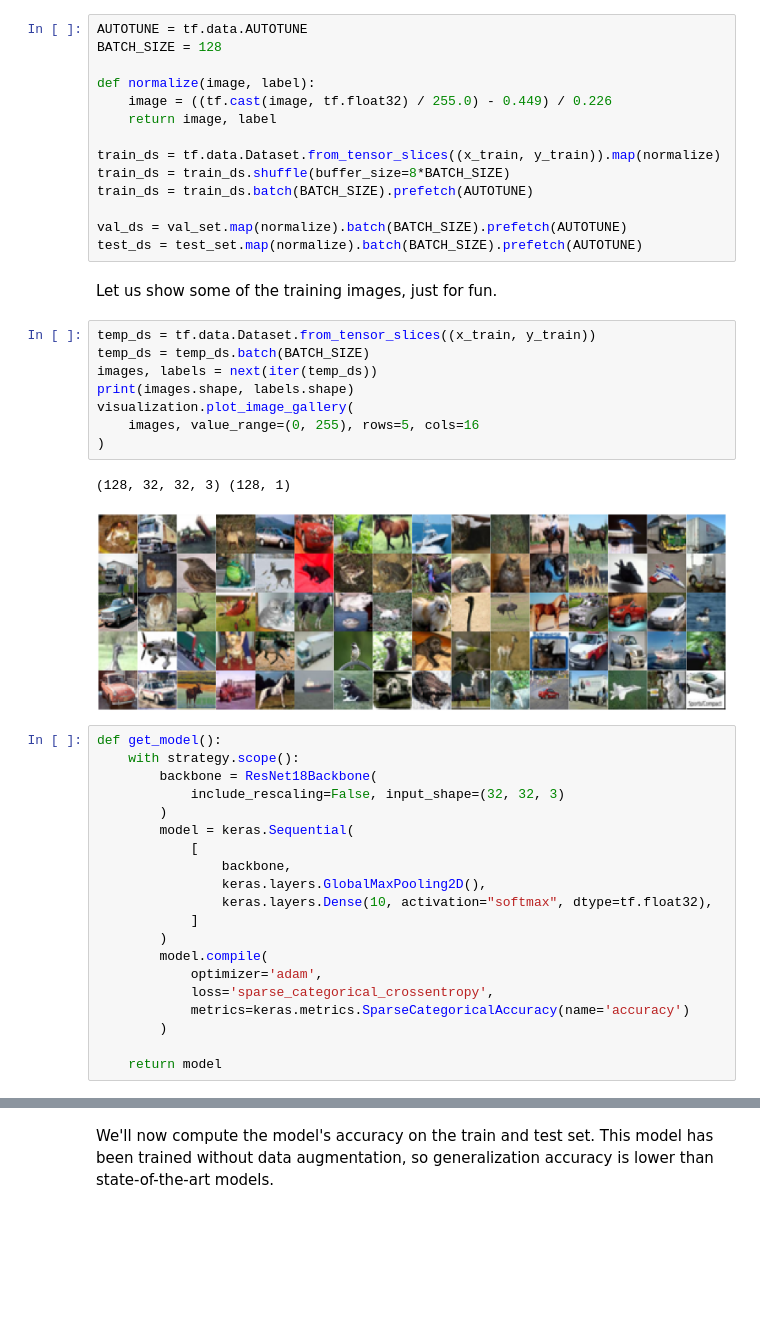
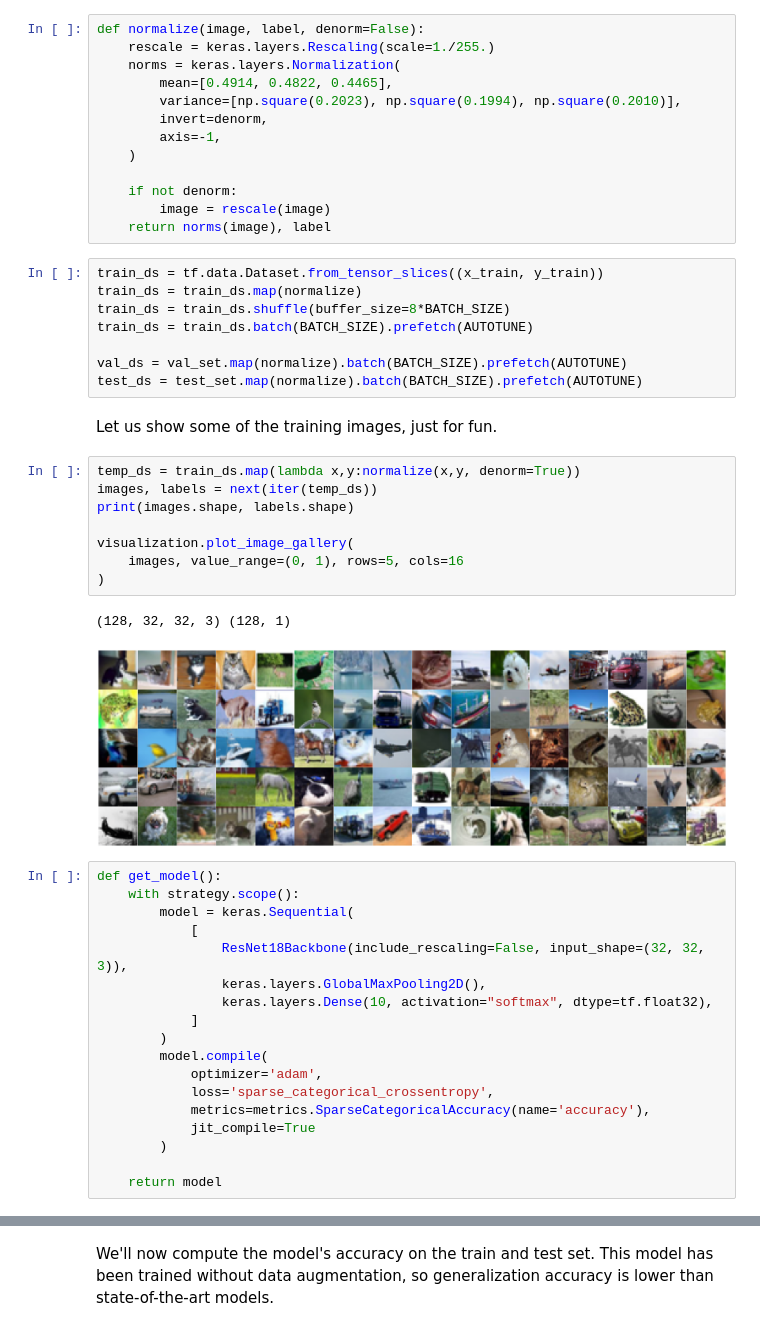
Before and after one commit to unlearning-challenge/starting-kit, a Jupyter notebook: unlearning-CIFAR10-keras.ipynb, the cells around one changed output, grey strips where cells are left out. Drawn from its saved outputs; the diff is of its cells as text; blank space fills up the shorter version.

Commit message:
update nb-keras

```diff
--- a/unlearning-CIFAR10-keras.ipynb
+++ b/unlearning-CIFAR10-keras.ipynb
@@ -107,12 +110,19 @@ Downloading data from https://www.cs.toronto.edu/~kriz/cifar-10-python.tar.gz
+# %%
+def normalize(image, label, denorm=False):
+    rescale = keras.layers.Rescaling(scale=1./255.)
+    norms = keras.layers.Normalization(
+        mean=[0.4914, 0.4822, 0.4465],
+        variance=[np.square(0.2023), np.square(0.1994), np.square(0.2010)],
+        invert=denorm,
+        axis=-1,
+    )
+
+    if not denorm:
+        image = rescale(image)
+    return norms(image), label
 # %%
-AUTOTUNE = tf.data.AUTOTUNE
-BATCH_SIZE = 128
-
-def normalize(image, label):
-    image = ((tf.cast(image, tf.float32) / 255.0) - 0.449) / 0.226
-    return image, label
-
-train_ds = tf.data.Dataset.from_tensor_slices((x_train, y_train)).map(normalize)
+train_ds = tf.data.Dataset.from_tensor_slices((x_train, y_train))
+train_ds = train_ds.map(normalize)
 train_ds = train_ds.shuffle(buffer_size=8*BATCH_SIZE)
 train_ds = train_ds.batch(BATCH_SIZE).prefetch(AUTOTUNE)
 
@@ -121,25 +131,22 @@ test_ds = test_set.map(normalize).batch(BATCH_SIZE).prefetch(AUTOTUNE)
 # %% [markdown]
 Let us show some of the training images, just for fun.
 # %%
-temp_ds = tf.data.Dataset.from_tensor_slices((x_train, y_train))
-temp_ds = temp_ds.batch(BATCH_SIZE)
+temp_ds = train_ds.map(lambda x,y:normalize(x,y, denorm=True))
 images, labels = next(iter(temp_ds))
 print(images.shape, labels.shape)
+
 visualization.plot_image_gallery(
-    images, value_range=(0, 255), rows=5, cols=16
+    images, value_range=(0, 1), rows=5, cols=16
 )
 # %% [output]
 (128, 32, 32, 3) (128, 1)
-[figure, old version]
+[figure, new version]
 # %%
 def get_model():
     with strategy.scope():
-        backbone = ResNet18Backbone(
-            include_rescaling=False, input_shape=(32, 32, 3)
-        )
         model = keras.Sequential(
             [
-                backbone,
+                ResNet18Backbone(include_rescaling=False, input_shape=(32, 32, 3)),
                 keras.layers.GlobalMaxPooling2D(),
                 keras.layers.Dense(10, activation="softmax", dtype=tf.float32),
             ]
@@ -147,7 +154,8 @@ def get_model():
         model.compile(
             optimizer='adam',
             loss='sparse_categorical_crossentropy',
-            metrics=keras.metrics.SparseCategoricalAccuracy(name='accuracy')
+            metrics=metrics.SparseCategoricalAccuracy(name='accuracy'),
+            jit_compile=True
         )
 
     return model
```
Also changed, not shown: parts of 10 cells of this notebook.
